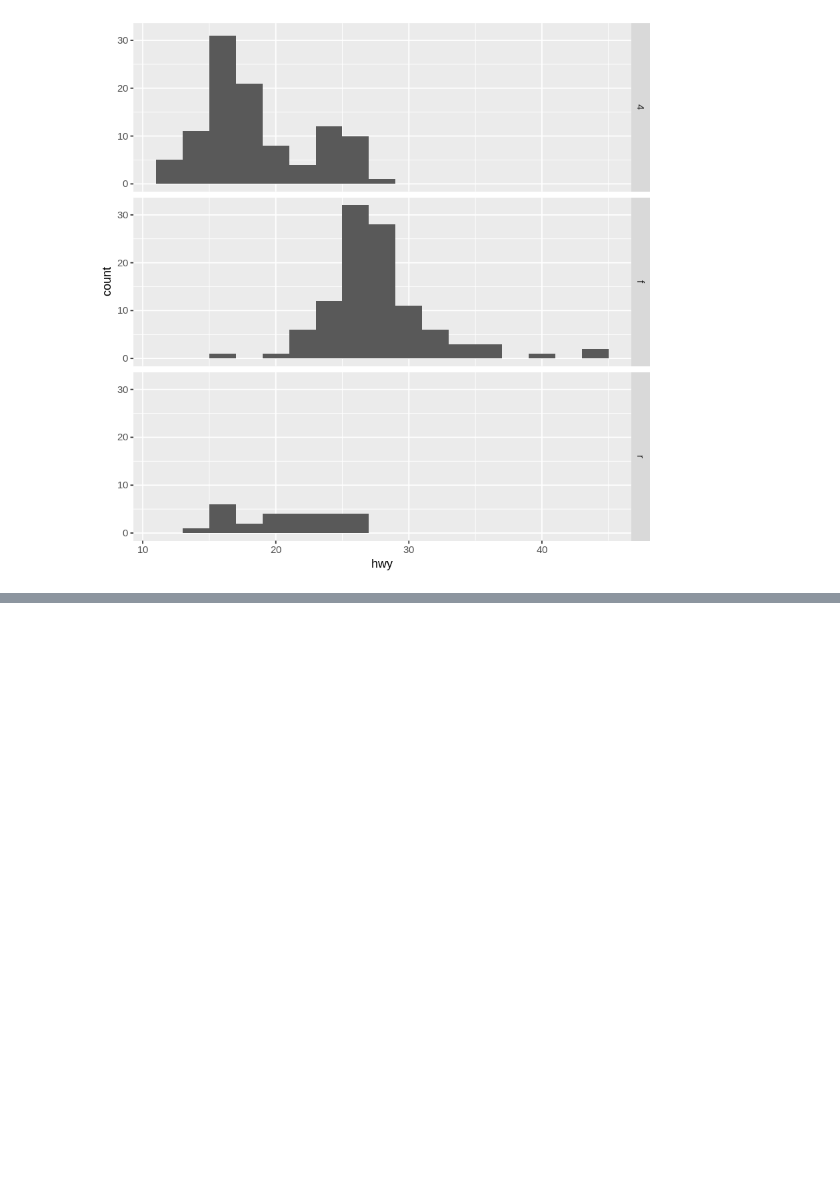
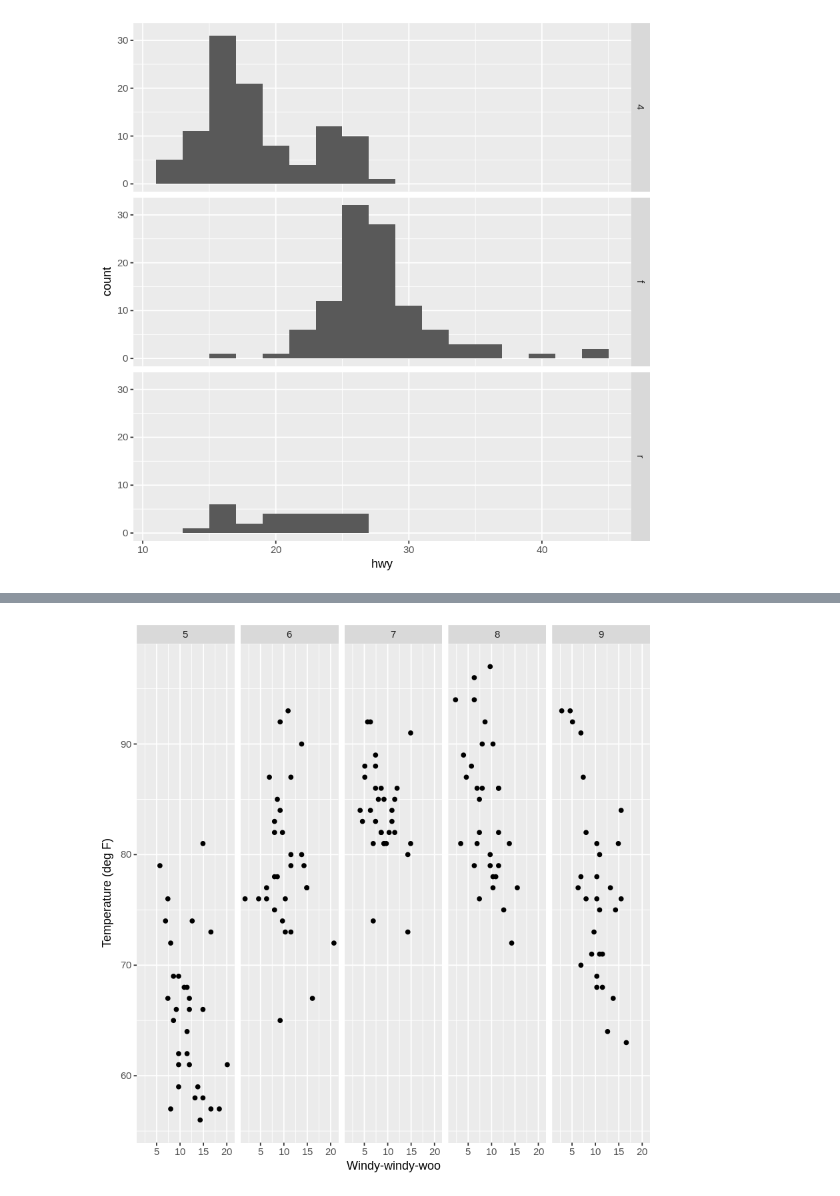
Before and after one commit to goyder/r-jupyter, a Jupyter notebook: data-exploration/ggplot2 Plots.ipynb, the cells around one changed output, grey strips where cells are left out. Saved outputs shown, nothing was run; the diff lists cells and outputs as text; code cells hidden in the pictures; blank space fills up the shorter version.

```diff
--- a/data-exploration/ggplot2 Plots.ipynb
+++ b/data-exploration/ggplot2 Plots.ipynb
@@ -80,0 +112,4 @@ kk
+# %%
+g + geom_point() + facet_grid(. ~ Month) + xlab("Windy-windy-woo") + ylab("Temperature (deg F)")
+# %% [output]
+[figure, added]
```
Also changed, not shown: parts of 18 cells of this notebook, 3 other files.
